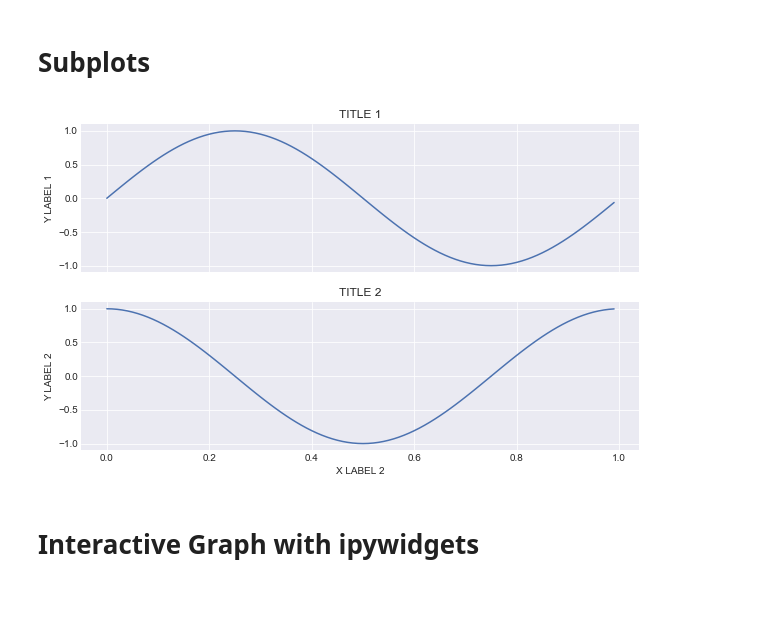
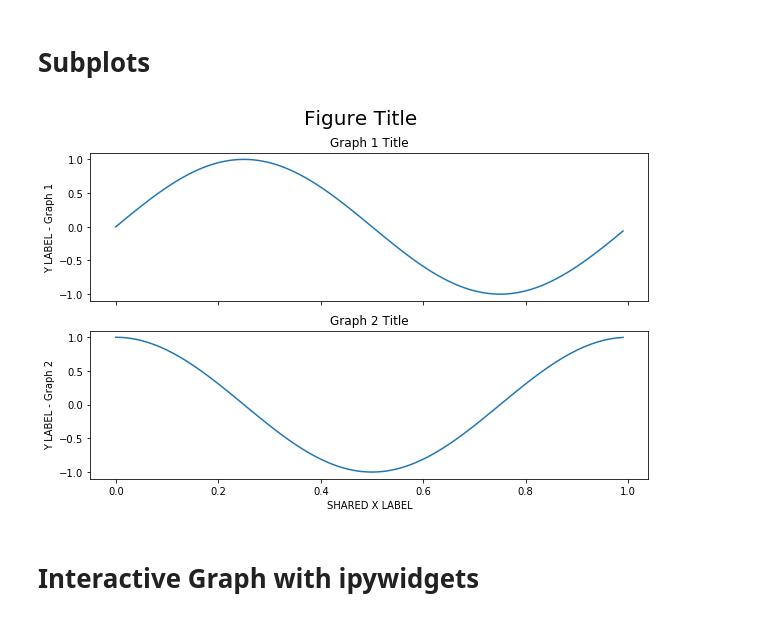
Before and after one commit to PyDataFortWayne/GraphingMatplotlibSeaborn, a Jupyter notebook: Graphing Overview.ipynb, the cells around one changed output. Drawn from its saved outputs; the diff is of its cells as text; code cells hidden in the pictures.

```diff
--- a/Graphing Overview.ipynb
+++ b/Graphing Overview.ipynb
@@ -12,12 +15,6 @@ import numpy as np
 # %%
 # Display Graphs within the notebook
 %matplotlib inline
-
-sns.set_palette('deep')
-
-
-# Initialize a figure for our graphs for better visibility
-f = plt.Figure(figsize=(10,6))
 # %% [markdown]
 # Simple Sine Wave Graph <a class="anchor" id="sine"/>
 # %%
@@ -48,17 +44,20 @@ plt.show()
 # %%
 fig, axes = plt.subplots(nrows=2, ncols=1, sharex=True, figsize=(10,6))
 y = [np.sin(2 * np.pi * freq * i) for i in x]
 axes[0].plot(x,y)
 y = [np.cos(2 * np.pi * freq * i) for i in x]
 axes[1].plot(x,y)
-axes[0].set_title('TITLE 1')
-axes[1].set_title('TITLE 2')
-axes[1].set_xlabel('X LABEL 2')
-axes[0].set_ylabel('Y LABEL 1')
-axes[1].set_ylabel('Y LABEL 2')
+
+plt.suptitle('Figure Title', fontsize=20, horizontalalignment='center', verticalalignment='top')
+
+axes[0].set_title('Graph 1 Title')
+axes[1].set_title('Graph 2 Title')
+axes[1].set_xlabel('SHARED X LABEL')
+axes[0].set_ylabel('Y LABEL - Graph 1')
+axes[1].set_ylabel('Y LABEL - Graph 2')
 plt.show()
 # %% [output]
-[figure, old version]
+[figure, new version]
 # %% [markdown]
 # Interactive Graph with ipywidgets <a class="anchor" id="ipyw"/>
 # %%
```
Also changed, not shown: parts of 83 cells of this notebook, 2 other files.
